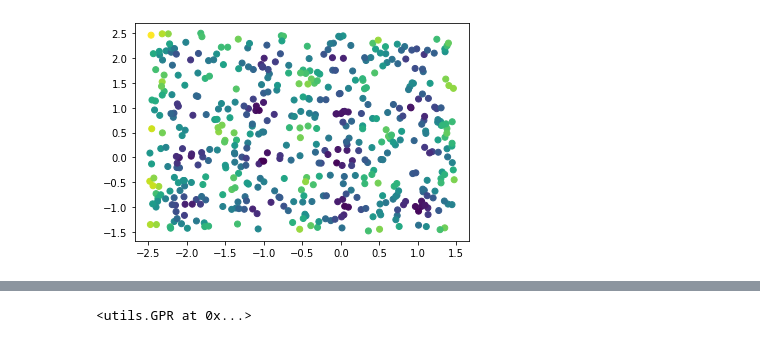
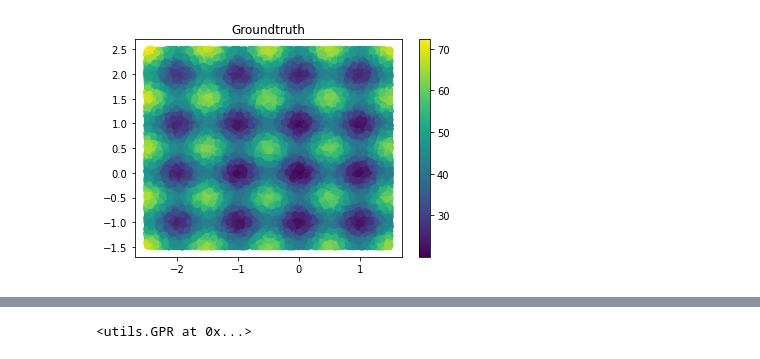
Before and after one commit to PascalKnoll/Investigation-of-Particle-Swarm-Optimization, a Jupyter notebook: AOT_Notebook.ipynb, the cells around one changed output, grey strips where cells are left out. Drawn from its saved outputs; the diff is of its cells as text; code cells hidden in the pictures.

```diff
--- a/AOT_Notebook.ipynb
+++ b/AOT_Notebook.ipynb
@@ -27,11 +27,18 @@ def generate_sample(n, n_dims, lower, upper, target_func, noise_scale=0):
     y += np.random.normal(0, noise_scale, size=y.shape)
 
     return (X,y)
+# %%
+def visualize(X, y, title=None):
+    plt.scatter(X[0], X[1], c=y)
+    plt.colorbar()
+    if title:
+        plt.title(title)
+    plt.show()
+# %%
+X_test, y_test = generate_sample(50_000, 2, (-2.5, -1.5), (1.5, 2.5), target_func)
+visualize(X_test, y_test, title='Groundtruth')
+# %% [output]
+[figure, added]
 # %%
 N = 500
 X_train, y_train = generate_sample(N, 2, (-2.5, -1.5), (1.5, 2.5), target_func, noise_scale=1)
-# %%
-plt.scatter(X_train[0], X_train[1], c=y_train)
-plt.show()
-# %% [output]
-[figure, removed]
```
Also changed, not shown: parts of 6 cells of this notebook.
